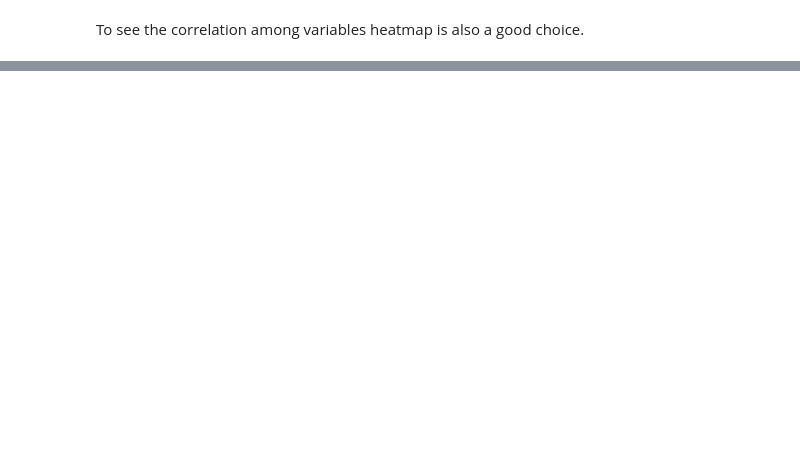
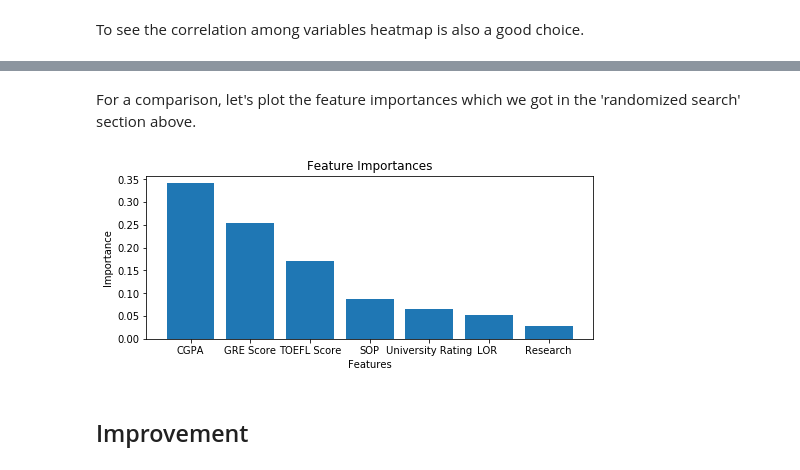
Before and after one commit to EndlessJoon/ML-Nanodegree, a Jupyter notebook: capstone/capstone.ipynb, the cells around one changed output, grey strips where cells are left out. Cells and saved outputs as stored; diff of their text form; code cells hidden in the pictures; blank space fills up the shorter version.

```diff
--- a/capstone/capstone.ipynb
+++ b/capstone/capstone.ipynb
@@ -680,0 +705,18 @@ plt.show()
+# %% [markdown]
+For a comparison, let's plot the feature importances which we got in the 'randomized search' section above.
+# %%
+#unpack and assing to get x-axis and y-axis
+i,j,k,l,m,n,o = sorted(zip(feature_importances, X), reverse=True)
+x = [i[1],j[1],k[1],l[1],m[1],n[1],o[1]]
+y = [i[0],j[0],k[0],l[0],m[0],n[0],o[0]]
+
+plt.figure(figsize=(8, 3))
+plt.bar(x,y)
+plt.title("Feature Importances")
+plt.xlabel("Features")
+plt.ylabel("Importance")
+plt.show()
+# %% [output]
+[figure, added]
+# %% [markdown]
+## Improvement
```
Also changed, not shown: parts of 42 cells of this notebook.
